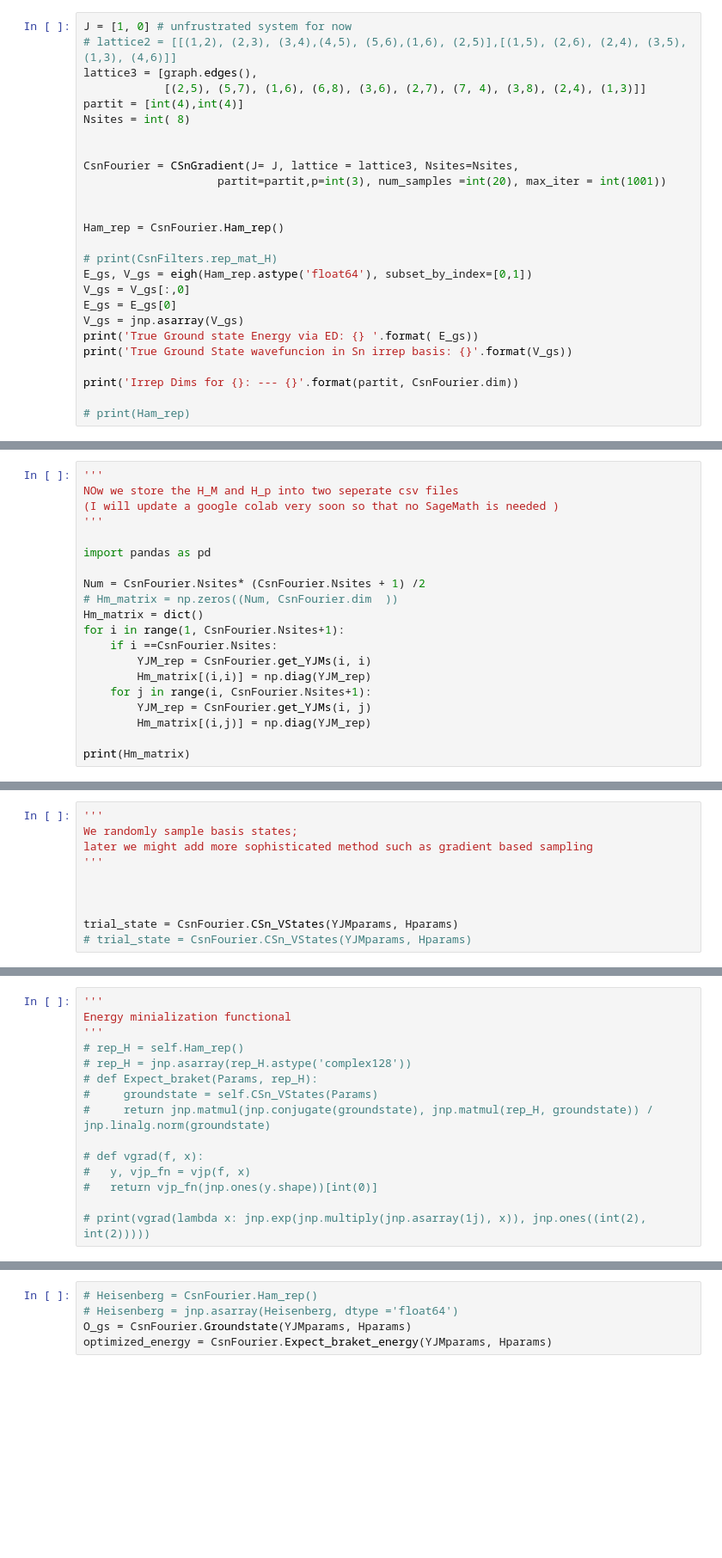
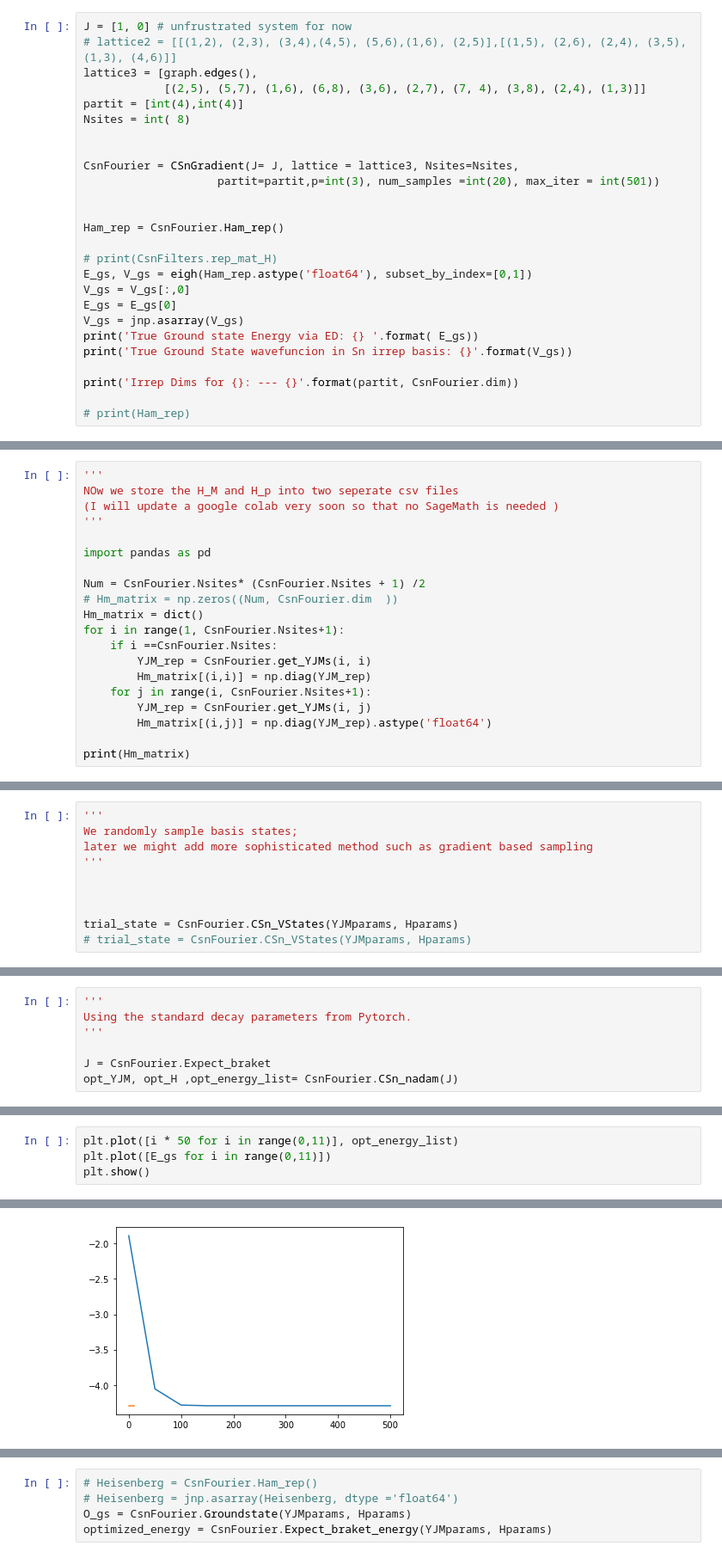
Before and after one commit to hanzheng98/Sn-CQA, a Jupyter notebook: codes/CSnQuantumFourier.ipynb, the cells around one changed output, grey strips where cells are left out. Shown at 86% size. Cells and saved outputs as stored; diff of their text form; blank space fills up the shorter version.

```diff
--- a/codes/CSnQuantumFourier.ipynb
+++ b/codes/CSnQuantumFourier.ipynb
@@ -71,7 +71,7 @@ Nsites = int( 8)
 
 
 CsnFourier = CSnGradient(J= J, lattice = lattice3, Nsites=Nsites,
-                    partit=partit,p=int(3), num_samples =int(20), max_iter = int(1001))
+                    partit=partit,p=int(3), num_samples =int(20), max_iter = int(501))
 
 
 Ham_rep = CsnFourier.Ham_rep()
@@ -132,7 +165,7 @@ for i in range(1, CsnFourier.Nsites+1):
         Hm_matrix[(i,i)] = np.diag(YJM_rep)
     for j in range(i, CsnFourier.Nsites+1):
         YJM_rep = CsnFourier.get_YJMs(i, j)
-        Hm_matrix[(i,j)] = np.diag(YJM_rep)
+        Hm_matrix[(i,j)] = np.diag(YJM_rep).astype('float64')
 
 print(Hm_matrix)
 # %%
@@ -219,15 +279,7 @@ print('Trial state expectation value: {}'.format(jnp.linalg.norm(T_gs)))
 # %%
 '''
-Energy minialization functional
+Using the standard decay parameters from Pytorch.
 '''
-# rep_H = self.Ham_rep()
-# rep_H = jnp.asarray(rep_H.astype('complex128'))
-# def Expect_braket(Params, rep_H):
-#     groundstate = self.CSn_VStates(Params)
-#     return jnp.matmul(jnp.conjugate(groundstate), jnp.matmul(rep_H, groundstate)) / jnp.linalg.norm(groundstate)
 
-# def vgrad(f, x):
-#   y, vjp_fn = vjp(f, x)
-#   return vjp_fn(jnp.ones(y.shape))[int(0)]
-
-# print(vgrad(lambda x: jnp.exp(jnp.multiply(jnp.asarray(1j), x)), jnp.ones((int(2), int(2)))))
+J = CsnFourier.Expect_braket
+opt_YJM, opt_H ,opt_energy_list= CsnFourier.CSn_nadam(J)
@@ -235,0 +331,5 @@ Energy minialization functional
+# %%
+plt.plot([i * 50 for i in range(0,11)], opt_energy_list)
+plt.plot([E_gs for i in range(0,11)])
+plt.show()
+# %% [output]
@@ -235,0 +337 @@ Energy minialization functional
+[figure, added]
```
Also changed, not shown: parts of 29 cells of this notebook, 8 other files.
